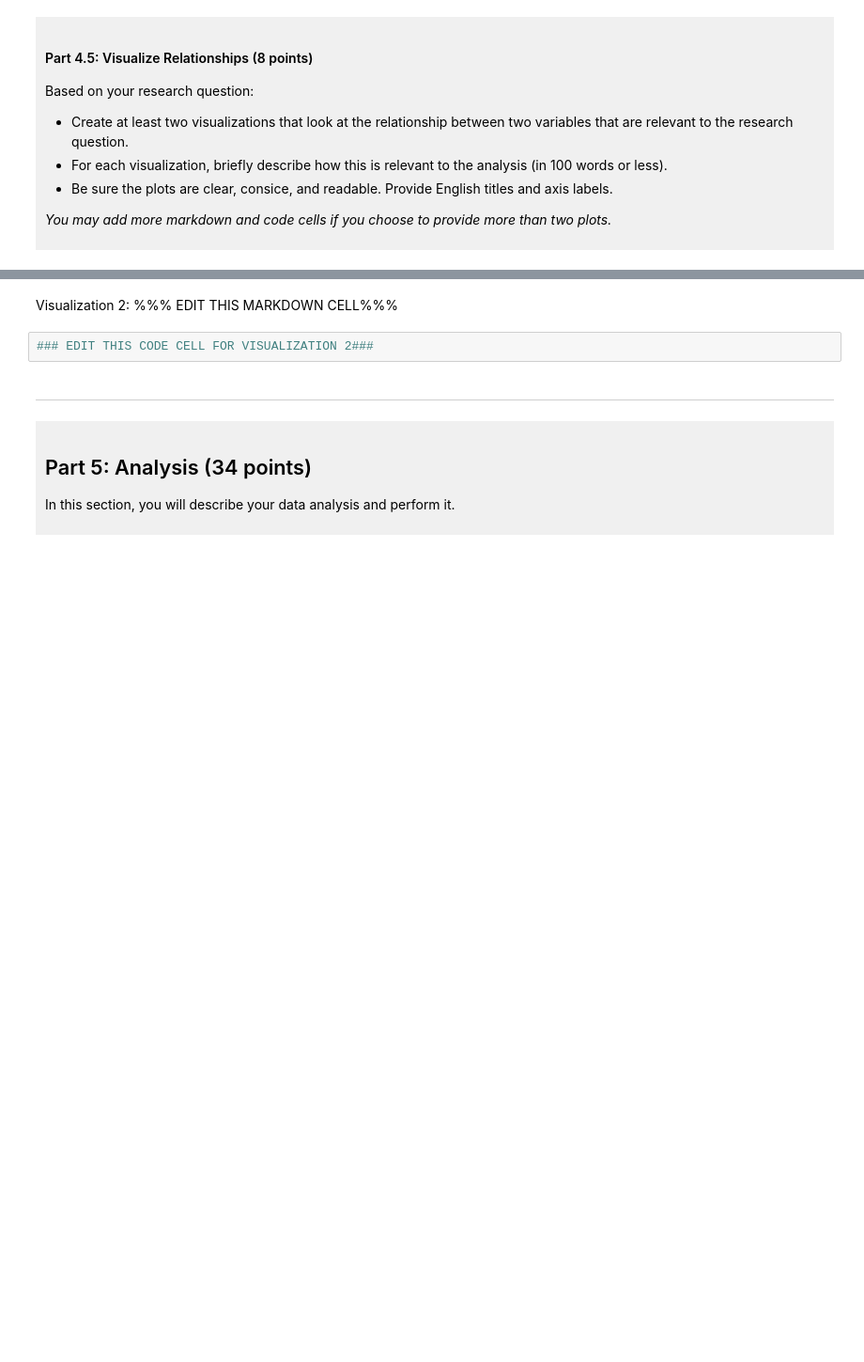
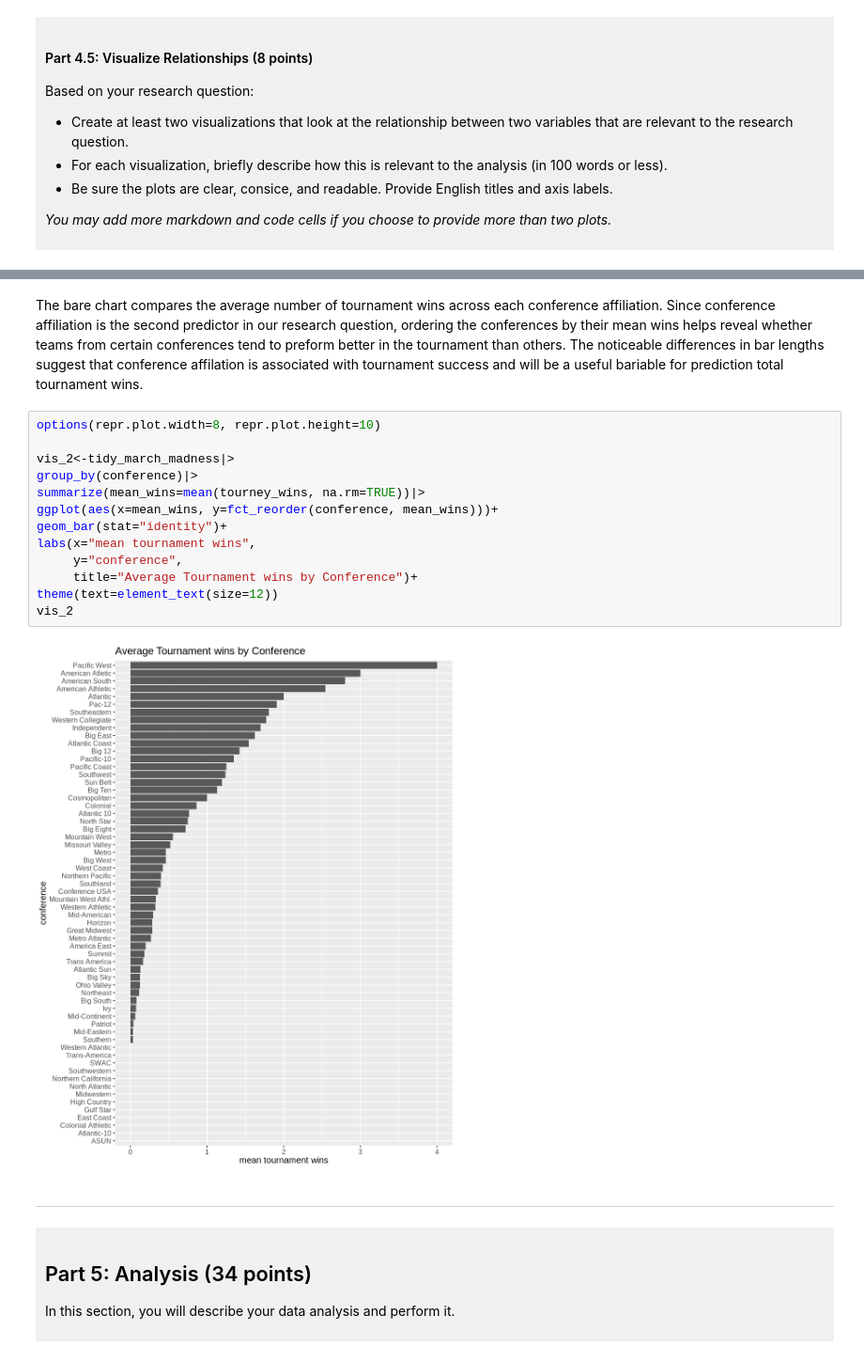
Before and after one commit to sburchat/dsci-100-project-sky-burchat, a Jupyter notebook: dsci-100-project-notebook.ipynb, the cells around one changed output, grey strips where cells are left out. Shown at 94% size. Drawn from its saved outputs; the diff is of its cells as text; blank space fills up the shorter version.

```diff
--- a/dsci-100-project-notebook.ipynb
+++ b/dsci-100-project-notebook.ipynb
@@ -327,7 +410,20 @@ Visualization 1: %%% EDIT THIS MARKDOWN CELL%%%
 # %% [markdown]
-Visualization 2: %%% EDIT THIS MARKDOWN CELL%%%
+The bare chart compares the average number of tournament wins across each conference affiliation. Since conference affiliation is the second predictor in our research question, ordering the conferences by their mean wins helps reveal whether teams from certain conferences tend to preform better in the tournament than others. The noticeable differences in bar lengths suggest that conference affilation is associated with tournament success and will be a useful bariable for prediction total tournament wins.
 # %%
-### EDIT THIS CODE CELL FOR VISUALIZATION 2###
+options(repr.plot.width=8, repr.plot.height=10)
+
+vis_2<-tidy_march_madness|>
+group_by(conference)|>
+summarize(mean_wins=mean(tourney_wins, na.rm=TRUE))|>
+ggplot(aes(x=mean_wins, y=fct_reorder(conference, mean_wins)))+
+geom_bar(stat="identity")+
+labs(x="mean tournament wins",
+     y="conference",
+     title="Average Tournament wins by Conference")+
+theme(text=element_text(size=12))
+vis_2
+# %% [output]
+[figure, added]
 # %% [markdown]
 ------
 # %% [markdown]
```
Also changed, not shown: parts of 8 cells of this notebook.
